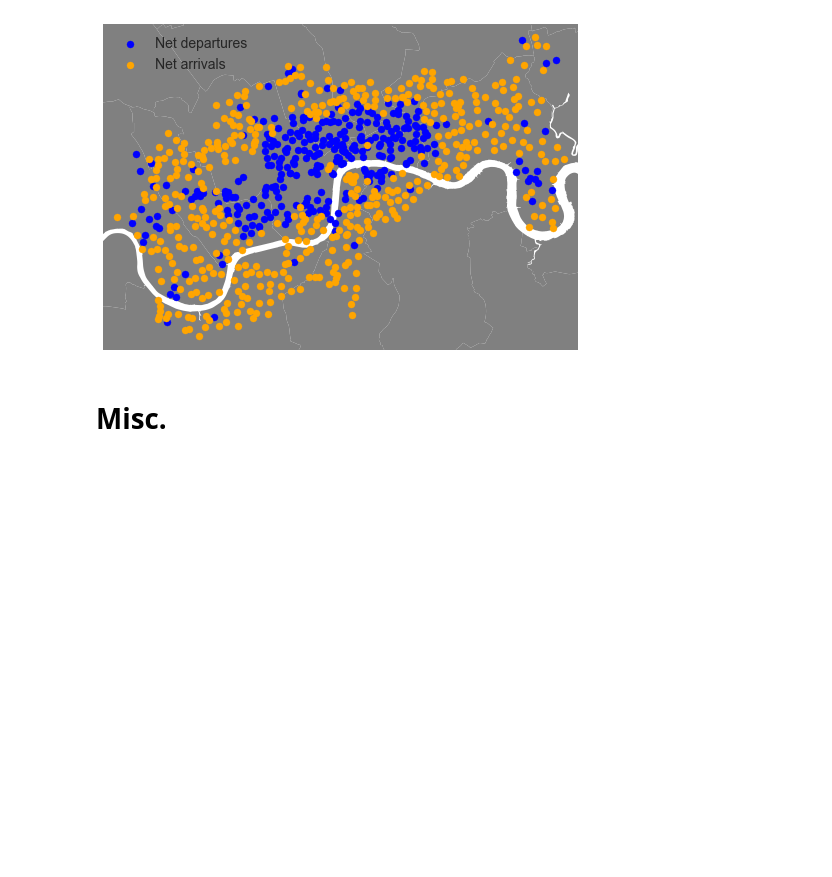
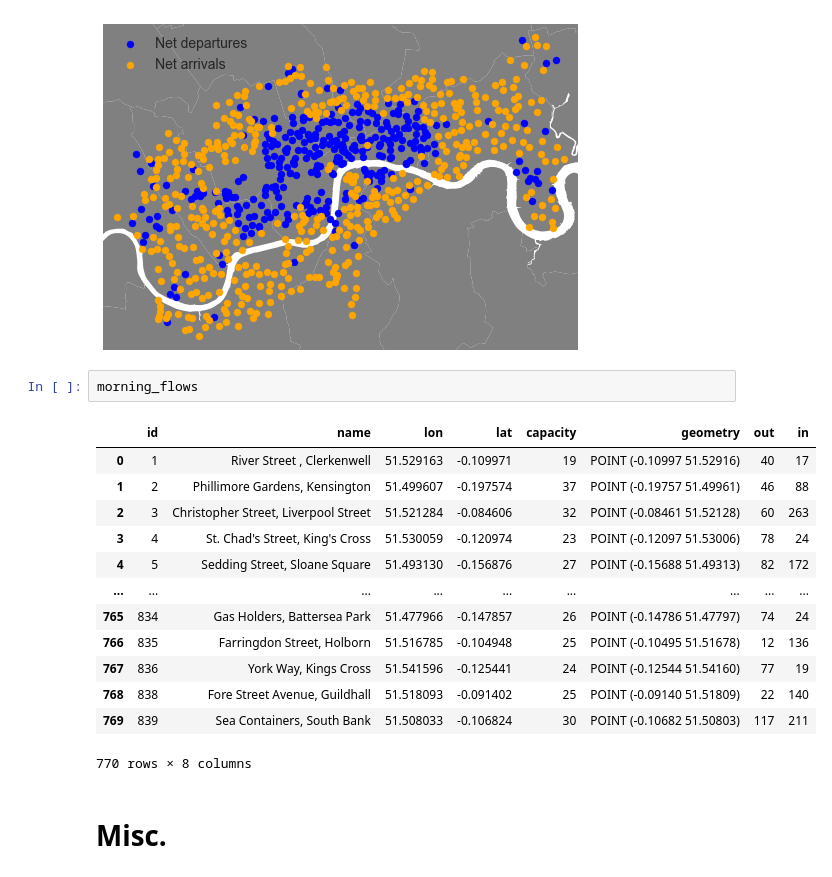
Before and after one commit to fabiangunzinger/london_cycling, a Jupyter notebook: tfl_bikes_movement.ipynb, the cells around one changed output. Cells and saved outputs as stored; diff of their text form; blank space fills up the shorter version.

```diff
--- a/tfl_bikes_movement.ipynb
+++ b/tfl_bikes_movement.ipynb
@@ -167,6 +167,22 @@ make_flow_plot(evening_flows)
 # %% [output]
 [figure]
 [figure]
+# %%
+morning_flows
+# %% [output]
+|  | id | name | lon | lat | capacity | geometry | out | in |
+| 0 | 1 | River Street , Clerkenwell | 51.529163 | -0.109971 | 19 | POINT (-0.10997 51.52916) | 40 | 17 |
+| 1 | 2 | Phillimore Gardens, Kensington | 51.499607 | -0.197574 | 37 | POINT (-0.19757 51.49961) | 46 | 88 |
+| 2 | 3 | Christopher Street, Liverpool Street | 51.521284 | -0.084606 | 32 | POINT (-0.08461 51.52128) | 60 | 263 |
+| 3 | 4 | St. Chad's Street, King's Cross | 51.530059 | -0.120974 | 23 | POINT (-0.12097 51.53006) | 78 | 24 |
+| 4 | 5 | Sedding Street, Sloane Square | 51.493130 | -0.156876 | 27 | POINT (-0.15688 51.49313) | 82 | 172 |
+| ... | ... | ... | ... | ... | ... | ... | ... | ... |
+| 765 | 834 | Gas Holders, Battersea Park | 51.477966 | -0.147857 | 26 | POINT (-0.14786 51.47797) | 74 | 24 |
+| 766 | 835 | Farringdon Street, Holborn | 51.516785 | -0.104948 | 25 | POINT (-0.10495 51.51678) | 12 | 136 |
+| 767 | 836 | York Way, Kings Cross | 51.541596 | -0.125441 | 24 | POINT (-0.12544 51.54160) | 77 | 19 |
+| 768 | 838 | Fore Street Avenue, Guildhall | 51.518093 | -0.091402 | 25 | POINT (-0.09140 51.51809) | 22 | 140 |
+| 769 | 839 | Sea Containers, South Bank | 51.508033 | -0.106824 | 30 | POINT (-0.10682 51.50803) | 117 | 211 |
+770 rows × 8 columns
 # %% [markdown]
 # Misc.
 # %%
```
